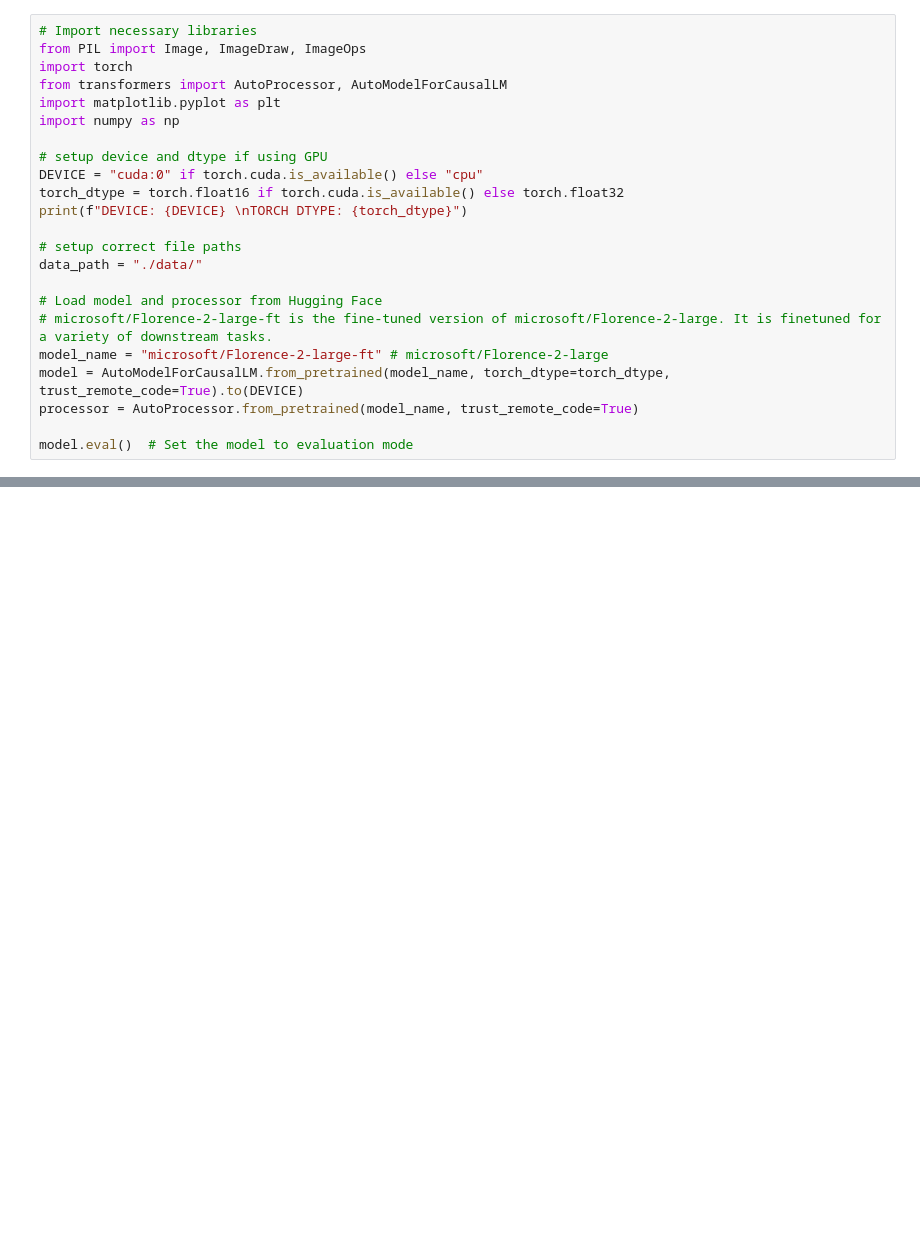
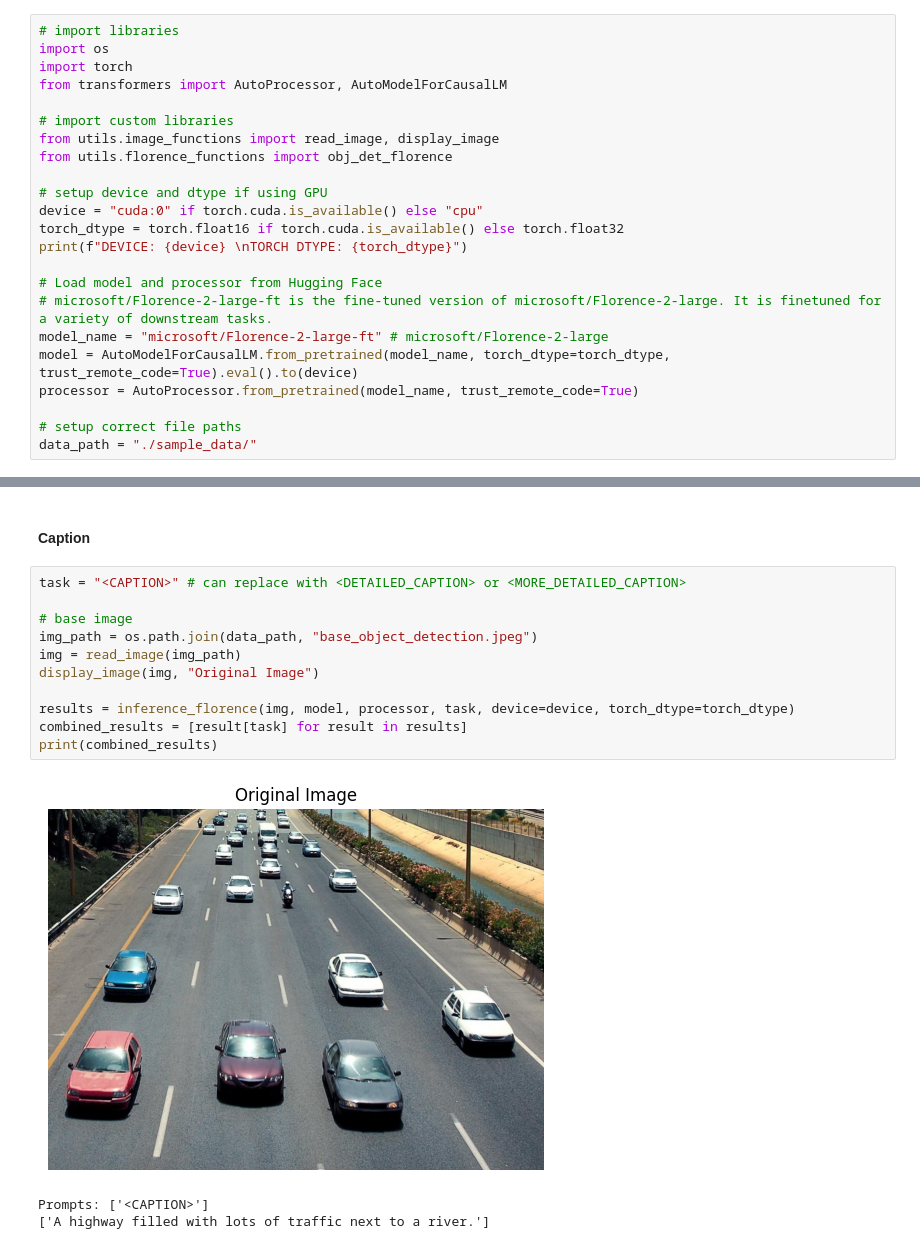
Before and after one commit to microsoft/dstoolkit-finetuning-florence-2, a Jupyter notebook: code/01-Base_Model.ipynb, the cells around one changed output, grey strips where cells are left out. Cells and saved outputs as stored; diff of their text form; blank space fills up the shorter version.

```diff
--- a/code/01-Base_Model.ipynb
+++ b/code/01-Base_Model.ipynb
@@ -28,23 +32,23 @@ For full details of the training, see the paper: https://arxiv.org/abs/2311.0624
 # %%
-# Import necessary libraries
-from PIL import Image, ImageDraw, ImageOps
+# import libraries
+import os
 import torch
 from transformers import AutoProcessor, AutoModelForCausalLM
-import matplotlib.pyplot as plt
-import numpy as np
+
+# import custom libraries
+from utils.image_functions import read_image, display_image
+from utils.florence_functions import obj_det_florence
 
 # setup device and dtype if using GPU
-DEVICE = "cuda:0" if torch.cuda.is_available() else "cpu"
+device = "cuda:0" if torch.cuda.is_available() else "cpu"
 torch_dtype = torch.float16 if torch.cuda.is_available() else torch.float32
-print(f"DEVICE: {DEVICE} \nTORCH DTYPE: {torch_dtype}")
-
-# setup correct file paths
-data_path = "./data/"
+print(f"DEVICE: {device} \nTORCH DTYPE: {torch_dtype}")
 
 # Load model and processor from Hugging Face
 # microsoft/Florence-2-large-ft is the fine-tuned version of microsoft/Florence-2-large. It is finetuned for a variety of downstream tasks.
 model_name = "microsoft/Florence-2-large-ft" # microsoft/Florence-2-large
-model = AutoModelForCausalLM.from_pretrained(model_name, torch_dtype=torch_dtype, trust_remote_code=True).to(DEVICE)
+model = AutoModelForCausalLM.from_pretrained(model_name, torch_dtype=torch_dtype, trust_remote_code=True).eval().to(device)
 processor = AutoProcessor.from_pretrained(model_name, trust_remote_code=True)
 
-model.eval()  # Set the model to evaluation mode
+# setup correct file paths
+data_path = "./sample_data/"
@@ -93,0 +150,17 @@ def obj_det_Florence(classes, image, model, processor):
+# %% [markdown]
+#### Caption
+# %%
+task = "<CAPTION>" # can replace with <DETAILED_CAPTION> or <MORE_DETAILED_CAPTION>
+
+# base image
+img_path = os.path.join(data_path, "base_object_detection.jpeg")
+img = read_image(img_path)
+display_image(img, "Original Image")
+
+results = inference_florence(img, model, processor, task, device=device, torch_dtype=torch_dtype)
+combined_results = [result[task] for result in results]
+print(combined_results)
+# %% [output]
+[figure, added]
+Prompts: ['<CAPTION>']
+['A highway filled with lots of traffic next to a river.']
```
Also changed, not shown: parts of 20 cells of this notebook, 5 other files.
